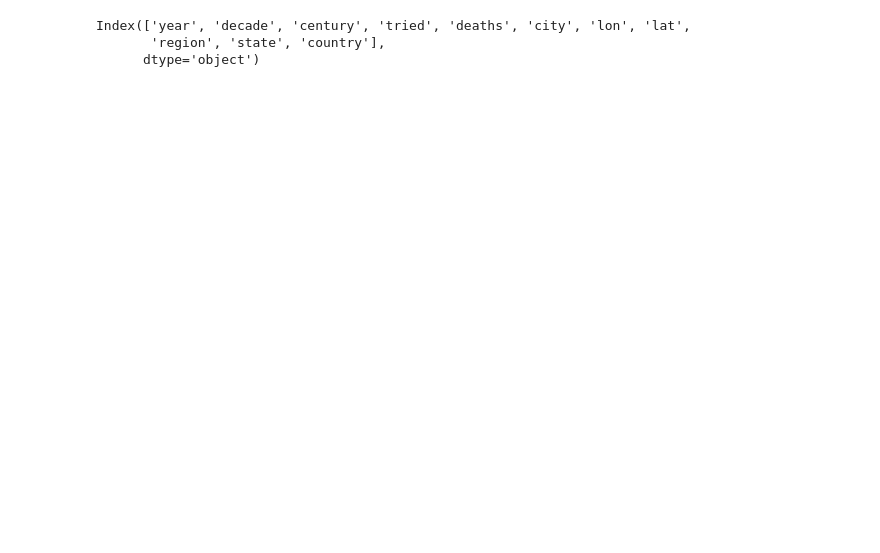
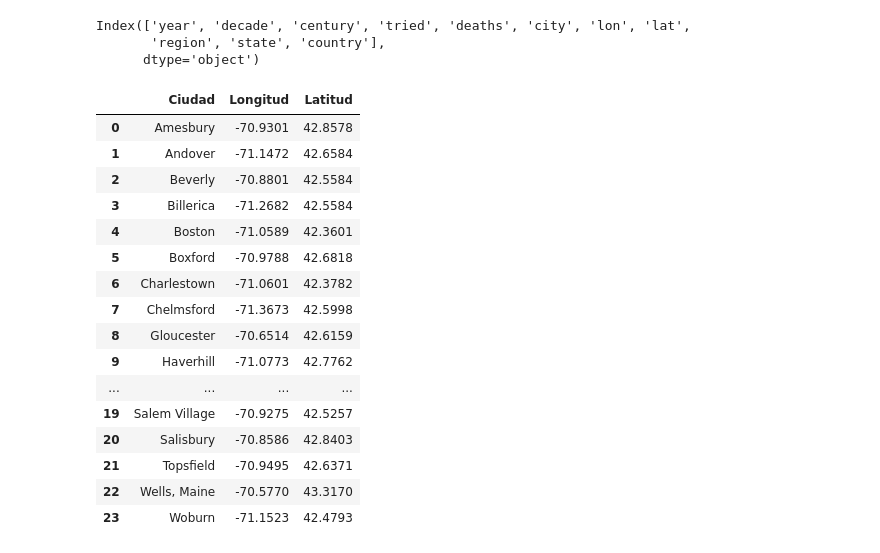
Before and after one commit to lmoraromero/promoG-modulo4-sprint1-pairprogramming-SAIRA-LAURAM, a Jupyter notebook: analisis_saira.ipynb, the cells around one changed output. Drawn from its saved outputs; the diff is of its cells as text; code cells hidden in the pictures; blank space fills up the shorter version.

```diff
--- a/analisis_saira.ipynb
+++ b/analisis_saira.ipynb
@@ -192,6 +192,44 @@ df_general_trials.columns
 Index(['year', 'decade', 'century', 'tried', 'deaths', 'city', 'lon', 'lat',
        'region', 'state', 'country'],
       dtype='object')
+# %%
+# crear df de lat y longitud para mergear
+data = {
+    "Ciudad": ["Amesbury", "Andover", "Beverly", "Billerica", "Boston", "Boxford",
+               "Charlestown", "Chelmsford", "Gloucester", "Haverhill", "Ipswich", "Lynn",
+               "Malden", "Manchester", "Marblehead", "Piscataqua, Maine", "Reading", "Rowley",
+               "Salem Town", "Salem Village", "Salisbury", "Topsfield", "Wells, Maine", "Woburn"],
+    "Longitud": [-70.9301, -71.1472, -70.8801, -71.2682, -71.0589, -70.9788,
+                 -71.0601, -71.3673, -70.6514, -71.0773, -70.8470, -70.9495,
+                 -71.0662, -70.7642, -70.8586, -70.6942, -71.1062, -70.8878,
+                 -70.8967, -70.9275, -70.8586, -70.9495, -70.5770, -71.1523],
+    "Latitud": [42.8578, 42.6584, 42.5584, 42.5584, 42.3601, 42.6818,
+                42.3782, 42.5998, 42.6159, 42.7762, 42.6792, 42.4668,
+                42.4251, 42.5778, 42.5001, 43.1082, 42.5257, 42.7247,
+                42.5195, 42.5257, 42.8403, 42.6371, 43.3170, 42.4793]
+}
+
+# Convertir el diccionario en un DataFrame
+df_coordenadas = pd.DataFrame(data)
+df_coordenadas
+# %% [output]
+|  | Ciudad | Longitud | Latitud |
+| 0 | Amesbury | -70.9301 | 42.8578 |
+| 1 | Andover | -71.1472 | 42.6584 |
+| 2 | Beverly | -70.8801 | 42.5584 |
+| 3 | Billerica | -71.2682 | 42.5584 |
+| 4 | Boston | -71.0589 | 42.3601 |
+| 5 | Boxford | -70.9788 | 42.6818 |
+| 6 | Charlestown | -71.0601 | 42.3782 |
+| 7 | Chelmsford | -71.3673 | 42.5998 |
+| 8 | Gloucester | -70.6514 | 42.6159 |
+| 9 | Haverhill | -71.0773 | 42.7762 |
+| ... | ... | ... | ... |
+| 19 | Salem Village | -70.9275 | 42.5257 |
+| 20 | Salisbury | -70.8586 | 42.8403 |
+| 21 | Topsfield | -70.9495 | 42.6371 |
+| 22 | Wells, Maine | -70.5770 | 43.3170 |
+| 23 | Woburn | -71.1523 | 42.4793 |
 # %%
 df_nuevo_juicios["state"] = "Massachusetts Bay Colony"
 df_nuevo_juicios["country"] = "United Kingdom"
```
Also changed, not shown: parts of 8 cells of this notebook, 2 other files.
